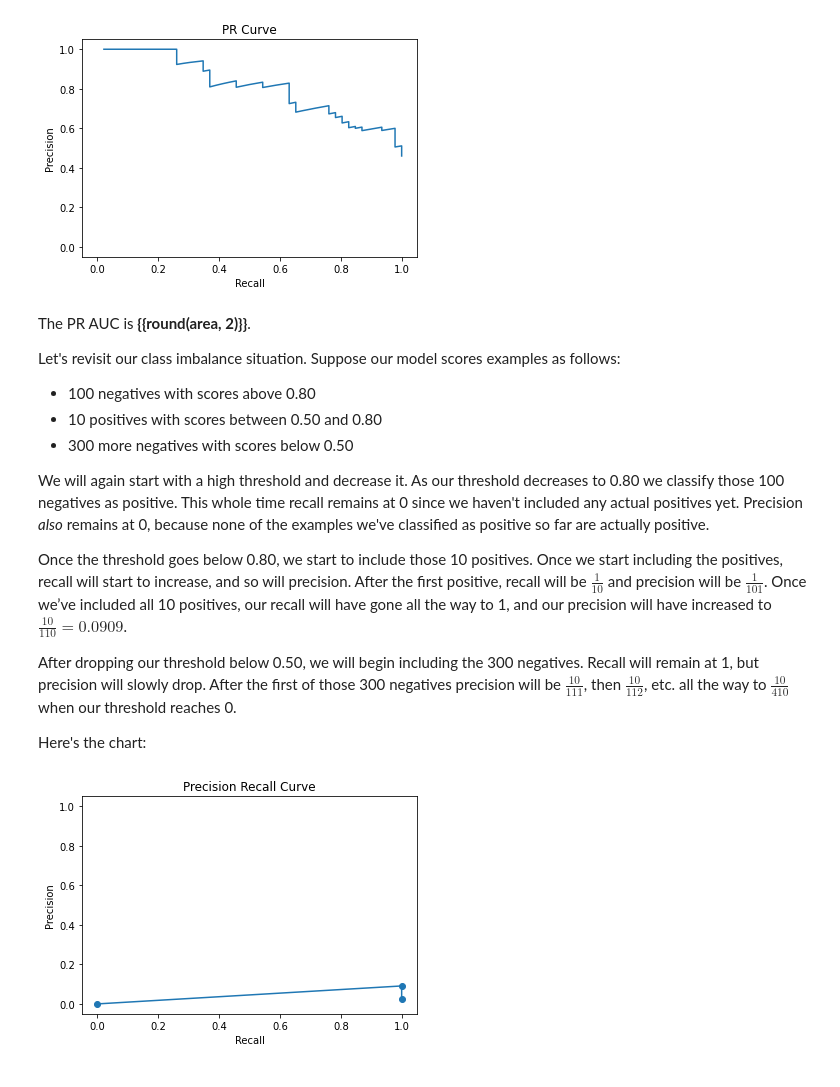
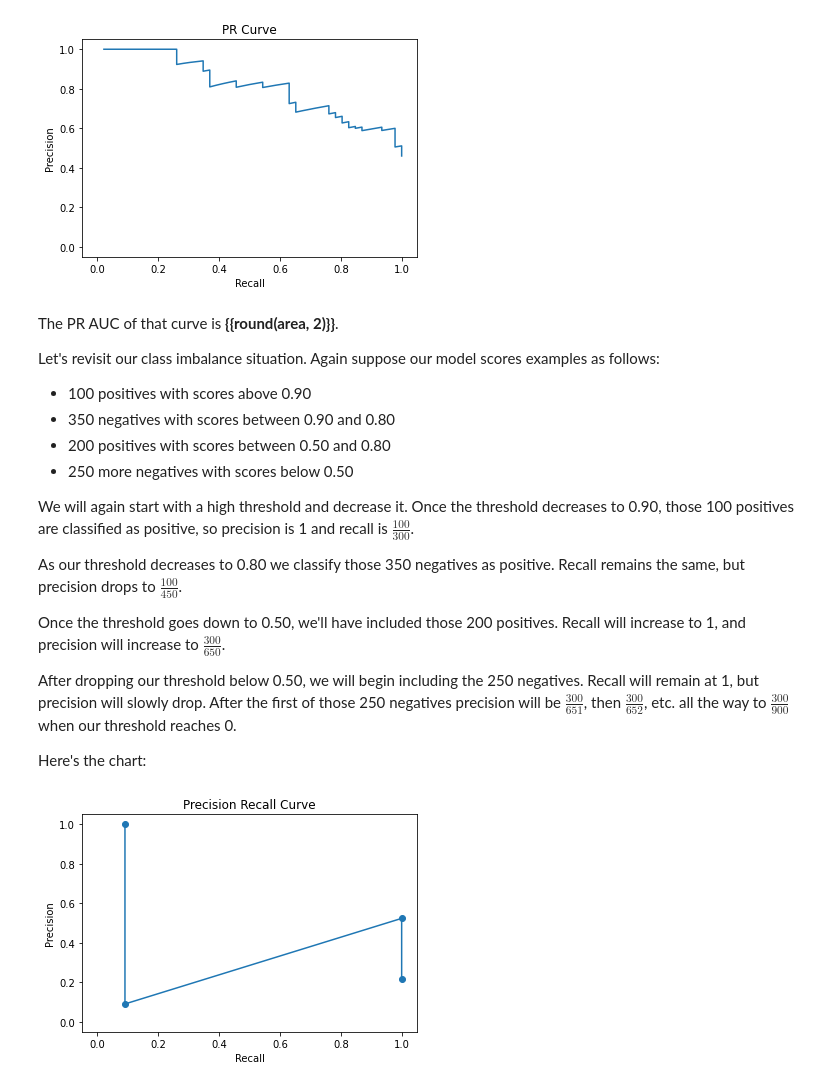
Before and after one commit to alexandermoore/alexandermoore.github.io, a Jupyter notebook: src/python/ROC-Vs-PR-AUC.ipynb, the cells around one changed output. Drawn from its saved outputs; the diff is of its cells as text; code cells hidden in the pictures.

```diff
--- a/src/python/ROC-Vs-PR-AUC.ipynb
+++ b/src/python/ROC-Vs-PR-AUC.ipynb
@@ -46,7 +46,7 @@ def pr_curve(scores, labels, thresholds):
         if idxs.shape[0] > 0:
             precision = labels[idxs].sum() / idxs.shape[0]
         else:
-            precision = 0
+            precision = np.nan
         recalls.append(recall)
         precisions.append(precision)
     return precisions, recalls, auc(recalls, precisions)
@@ -260,42 +264,45 @@ draw_curve(xs, ys, title="PR Curve", xlabel="Recall", ylabel="Precision", style=
 # %% [output]
 [figure]
 # %% [markdown]
-The PR AUC is **{{round(area, 2)}}**.
+The PR AUC of that curve is **{{round(area, 2)}}**.
 
-Let's revisit our class imbalance situation. Suppose our model scores examples as follows:
-* 100 negatives with scores above 0.80
-* 10 positives with scores between 0.50 and 0.80
-* 300 more negatives with scores below 0.50
+Let's revisit our class imbalance situation. Again suppose our model scores examples as follows:
+* 100 positives with scores above 0.90
+* 350 negatives with scores between 0.90 and 0.80
+* 200 positives with scores between 0.50 and 0.80
+* 250 more negatives with scores below 0.50
 
-We will again start with a high threshold and decrease it. As our threshold decreases to 0.80 we classify those 100 negatives as positive. This whole time recall remains at 0 since we haven't included any actual positives yet. Precision *also* remains at 0, because none of the examples we've classified as positive so far are actually positive.
+We will again start with a high threshold and decrease it. Once the threshold decreases to 0.90, those 100 positives are classified as positive, so precision is 1 and recall is $\frac{100}{300}$.
 
-Once the threshold goes below 0.80, we start to include those 10 positives. Once we start including the positives, recall will start to increase, and so will precision. After the first positive, recall will be $\frac{1}{10}$ and precision will be $\frac{1}{101}$. Once we’ve included all 10 positives, our recall will have gone all the way to 1, and our precision will have increased to $\frac{10}{110} = 0.0909$.
+As our threshold decreases to 0.80 we classify those 350 negatives as positive. Recall remains the same, but precision drops to $\frac{100}{450}$.
 
-After dropping our threshold below 0.50, we will begin including the 300 negatives. Recall will remain at 1, but precision will slowly drop. After the first of those 300 negatives precision will be $\frac{10}{111}$, then $\frac{10}{112}$, etc. all the way to $\frac{10}{410}$ when our threshold reaches 0.
+Once the threshold goes down to 0.50, we'll have included those 200 positives. Recall will increase to 1, and precision will increase to $\frac{300}{650}$.
+
+After dropping our threshold below 0.50, we will begin including the 250 negatives. Recall will remain at 1, but precision will slowly drop. After the first of those 250 negatives precision will be $\frac{300}{651}$, then $\frac{300}{652}$, etc. all the way to $\frac{300}{900}$ when our threshold reaches 0.
 
 Here's the chart:
 # %%
 # HIDE_INPUT
-scores = np.concatenate([np.ones(100) * 0.80, np.ones(10) * 0.50, np.ones(300) * 0.10])
-labels = np.concatenate([np.zeros(100), np.ones(10), np.zeros(300)])
+scores = np.concatenate([np.ones(10), np.ones(100) * 0.80, np.ones(100) * 0.50, np.ones(300) * 0.10])
+labels = np.concatenate([np.ones(10), np.zeros(100), np.ones(100), np.zeros(300)])
 ys, xs, area = pr_curve(scores, labels, np.linspace(0.0, 1.0, 100))
 draw_curve(
     xs,
     ys,
     title="Precision Recall Curve",
     xlabel="Recall",
     ylabel="Precision",
     style='line',
     show=False)
-ys, xs, _ = pr_curve(scores, labels, [0.80, 0.50, 0.0])
+ys, xs, _ = pr_curve(scores, labels, [0.90, 0.80, 0.50, 0.0])
 draw_curve(
     xs,
     ys,
     title="Precision Recall Curve",
     xlabel="Recall",
     ylabel="Precision",
     style='scatter',
     show=True)
 # %% [output]
-[figure, old version]
+[figure, new version]
 # %% [markdown]
```
Also changed, not shown: parts of 9 cells of this notebook, 4 other files.
